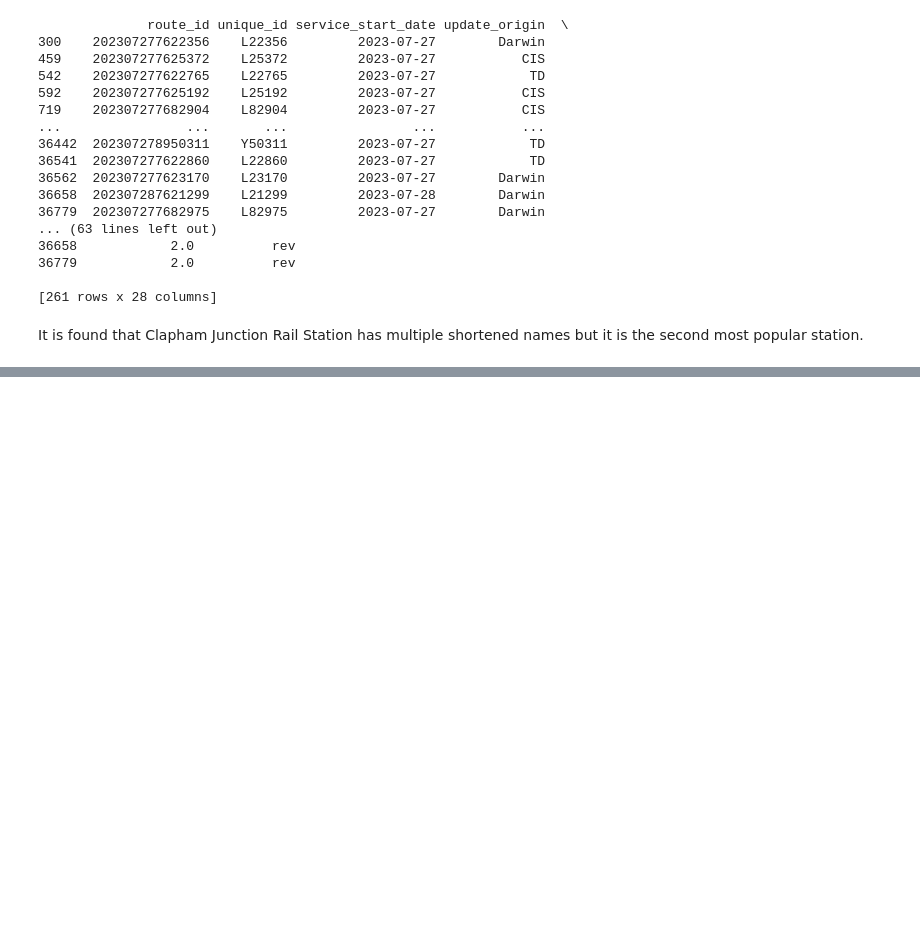
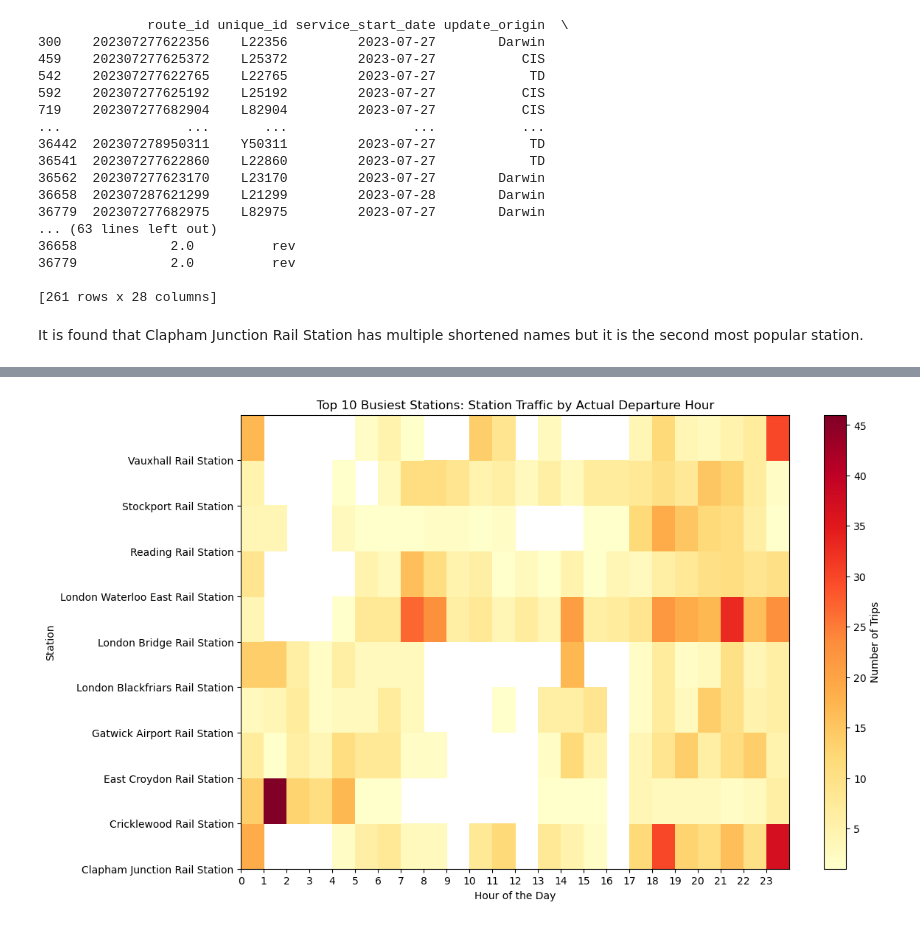
Before and after one commit to AndrewJarjis/FinalProject, a Jupyter notebook: DEprojectEDA.ipynb, the cells around one changed output, grey strips where cells are left out. Cells and saved outputs as stored; diff of their text form; code cells hidden in the pictures; blank space fills up the shorter version.

```diff
--- a/DEprojectEDA.ipynb
+++ b/DEprojectEDA.ipynb
@@ -376,0 +423,31 @@ Text(0.5, 1.0, 'Count by Station and Date')
+# %%
+# Extract the hour from the departure_time_arrival column
+merged['departure_hour'] = merged['actual_departure_time'].dt.hour
+
+# Calculate the total number of trips for each station
+station_total_trips2 = merged['StationName'].value_counts()
+
+# Get the top 10 busiest stations
+top_10_busy_stations2 = station_total_trips.head(10).index
+
+# Filter the data for the top 10 stations
+top_10_df2 = merged[merged['StationName'].isin(top_10_busy_stations2)]
+
+# Group by StationName and hour, then count occurrences
+station_hourly_counts2= top_10_df2.groupby(['StationName', 'hour']).size().reset_index(name='count')
+
+# Pivot the data for visualization
+pivot_data2 = station_hourly_counts2.pivot(index='StationName', columns='hour', values='count')
+
+# Plot a heatmap to visualize the busiest hours for each top 10 station
+plt.figure(figsize=(12, 8))
+plt.pcolor(pivot_data, cmap='YlOrRd')
+plt.colorbar(label='Number of Trips')
+plt.xlabel('Hour of the Day')
+plt.ylabel('Station')
+plt.title('Top 10 Busiest Stations: Station Traffic by Actual Departure Hour')
+plt.xticks(range(24), range(24))
+plt.yticks(range(len(pivot_data)), pivot_data.index)
+plt.show()
+# %% [output]
+[figure, added]
```
Also changed, not shown: parts of 28 cells of this notebook.
